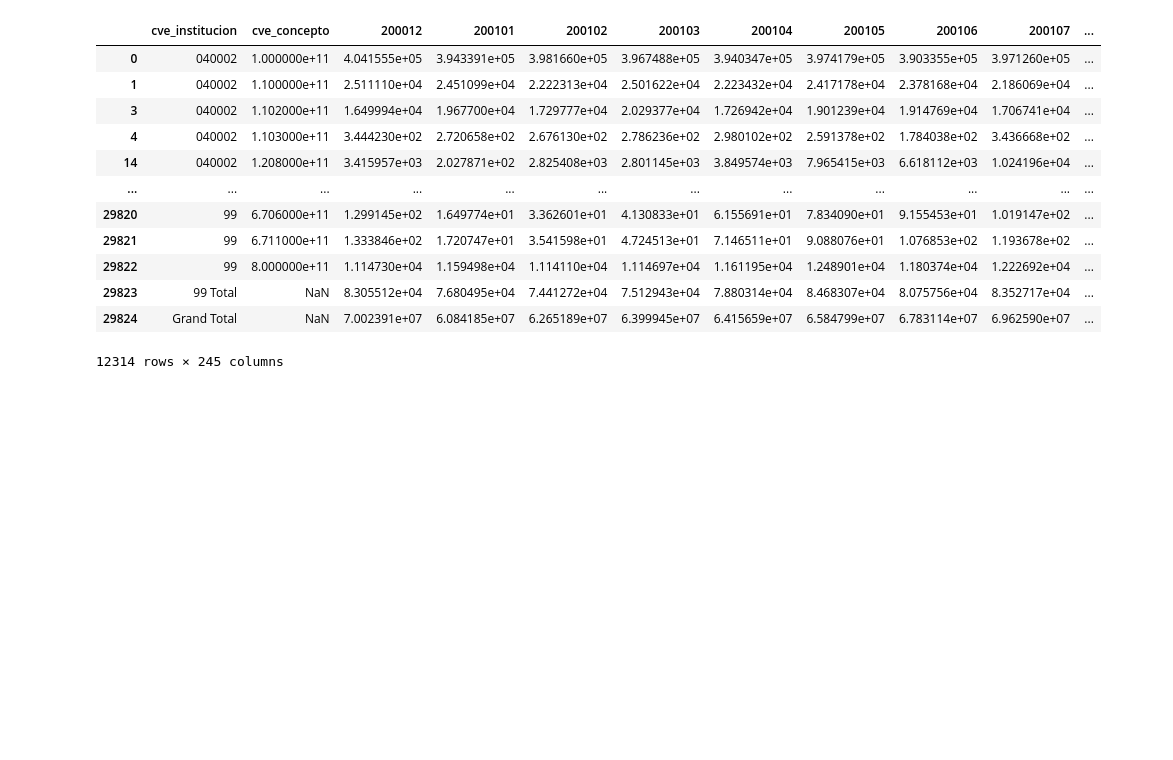
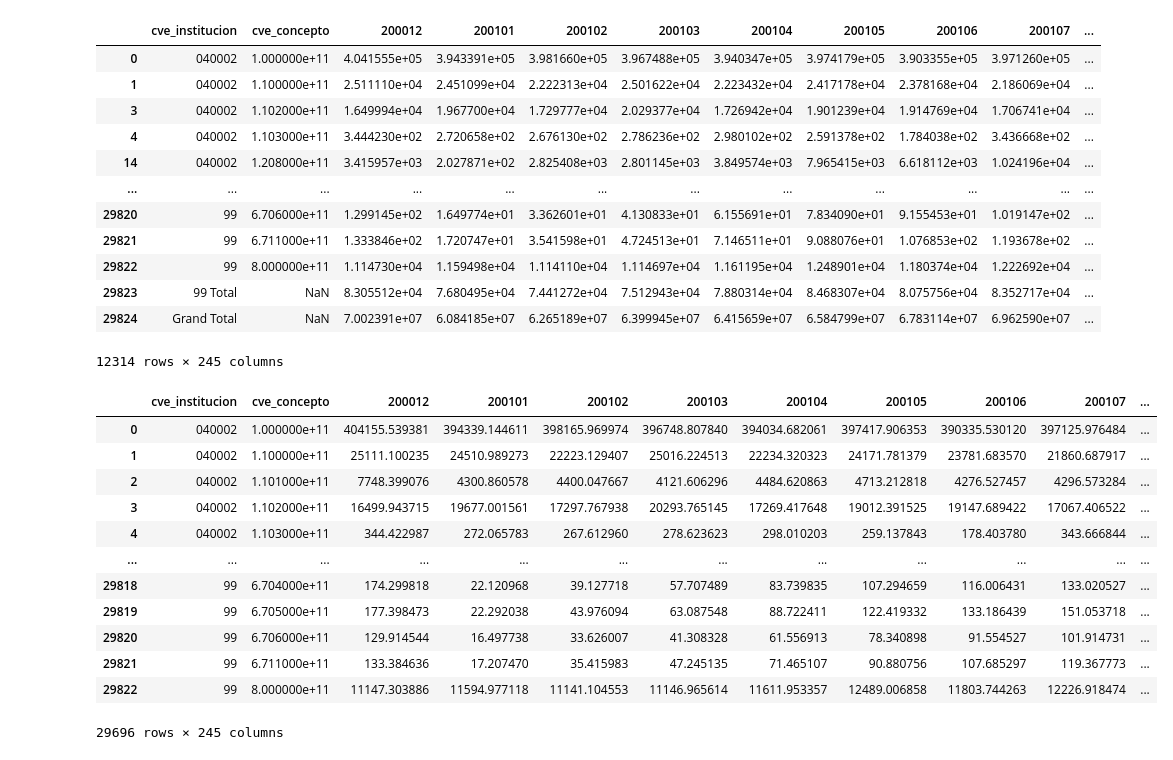
Before and after one commit to luislobo6/Sigma-final-project, a Jupyter notebook: Notebook-LMT.ipynb, the cells around one changed output. Saved outputs shown, nothing was run; the diff lists cells and outputs as text; code cells hidden in the pictures; blank space fills up the shorter version.

Commit message:
data in format for ML library and tableau

```diff
--- a/Notebook-LMT.ipynb
+++ b/Notebook-LMT.ipynb
@@ -107,4 +108,21 @@ data_clean
 | 29823 | 99 Total | NaN | 8.305512e+04 | 7.680495e+04 | 7.441272e+04 | 7.512943e+04 | 7.880314e+04 | 8.468307e+04 | 8.075756e+04 | 8.352717e+04 | ... |
 | 29824 | Grand Total | NaN | 7.002391e+07 | 6.084185e+07 | 6.265189e+07 | 6.399945e+07 | 6.415659e+07 | 6.584799e+07 | 6.783114e+07 | 6.962590e+07 | ... |
 12314 rows × 245 columns
+# %%
+data_clean = data.dropna(subset=["cve_concepto"])
+data_clean
+# %% [output]
+|  | cve_institucion | cve_concepto | 200012 | 200101 | 200102 | 200103 | 200104 | 200105 | 200106 | 200107 | ... |
+| 0 | 040002 | 1.000000e+11 | 404155.539381 | 394339.144611 | 398165.969974 | 396748.807840 | 394034.682061 | 397417.906353 | 390335.530120 | 397125.976484 | ... |
+| 1 | 040002 | 1.100000e+11 | 25111.100235 | 24510.989273 | 22223.129407 | 25016.224513 | 22234.320323 | 24171.781379 | 23781.683570 | 21860.687917 | ... |
+| 2 | 040002 | 1.101000e+11 | 7748.399076 | 4300.860578 | 4400.047667 | 4121.606296 | 4484.620863 | 4713.212818 | 4276.527457 | 4296.573284 | ... |
+| 3 | 040002 | 1.102000e+11 | 16499.943715 | 19677.001561 | 17297.767938 | 20293.765145 | 17269.417648 | 19012.391525 | 19147.689422 | 17067.406522 | ... |
+| 4 | 040002 | 1.103000e+11 | 344.422987 | 272.065783 | 267.612960 | 278.623623 | 298.010203 | 259.137843 | 178.403780 | 343.666844 | ... |
+| ... | ... | ... | ... | ... | ... | ... | ... | ... | ... | ... | ... |
+| 29818 | 99 | 6.704000e+11 | 174.299818 | 22.120968 | 39.127718 | 57.707489 | 83.739835 | 107.294659 | 116.006431 | 133.020527 | ... |
+| 29819 | 99 | 6.705000e+11 | 177.398473 | 22.292038 | 43.976094 | 63.087548 | 88.722411 | 122.419332 | 133.186439 | 151.053718 | ... |
+| 29820 | 99 | 6.706000e+11 | 129.914544 | 16.497738 | 33.626007 | 41.308328 | 61.556913 | 78.340898 | 91.554527 | 101.914731 | ... |
+| 29821 | 99 | 6.711000e+11 | 133.384636 | 17.207470 | 35.415983 | 47.245135 | 71.465107 | 90.880756 | 107.685297 | 119.367773 | ... |
+| 29822 | 99 | 8.000000e+11 | 11147.303886 | 11594.977118 | 11141.104553 | 11146.965614 | 11611.953357 | 12489.006858 | 11803.744263 | 12226.918474 | ... |
+29696 rows × 245 columns
 # %%
```
Also changed, not shown: parts of 16 cells of this notebook, 2 other files.
